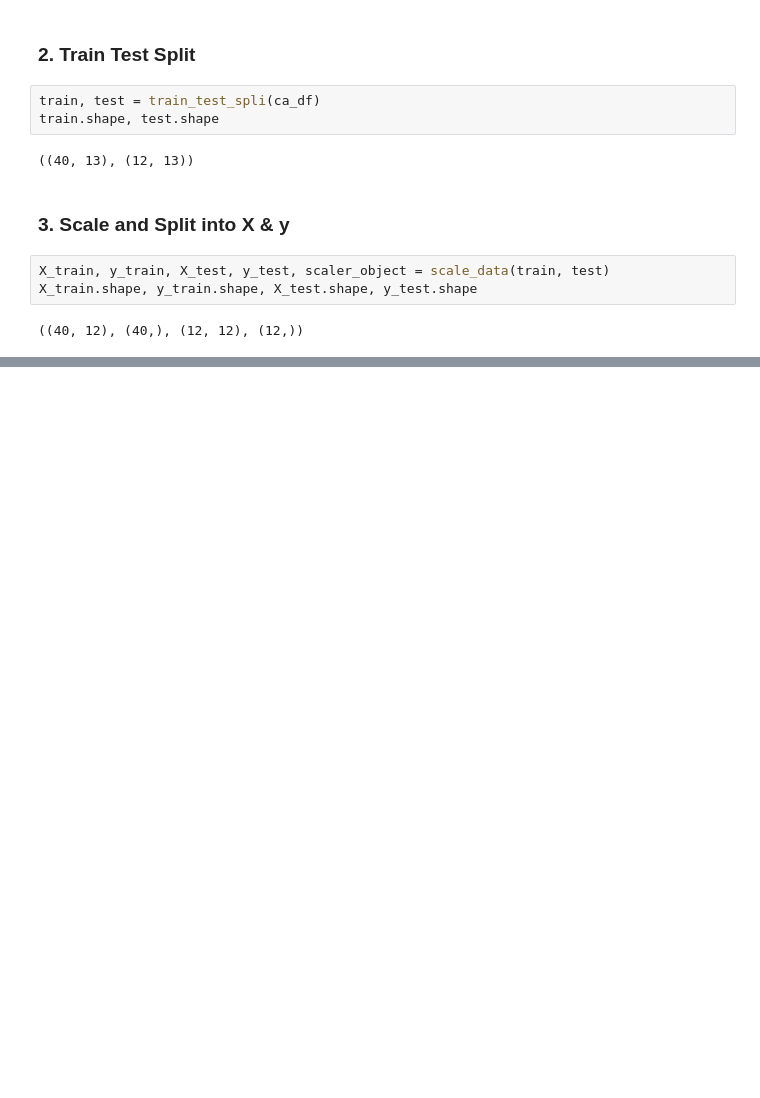
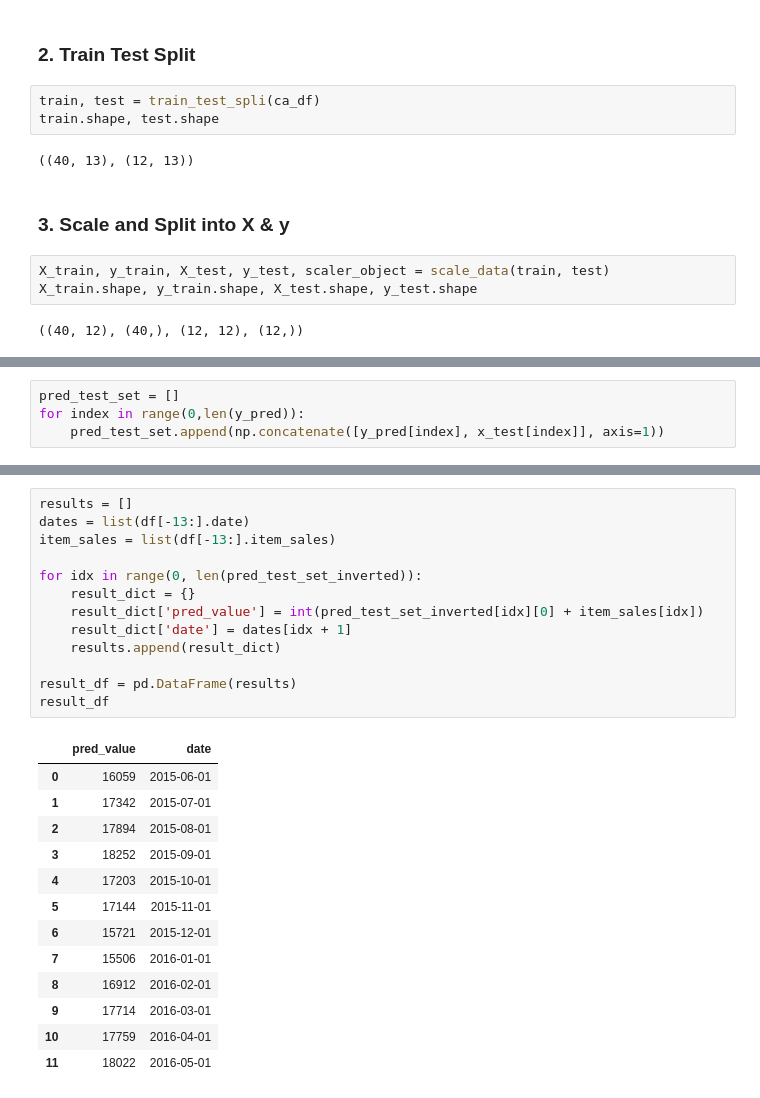
Before and after one commit to czaloumi/forecasting-time-series, a Jupyter notebook: src/1_ca_regression.ipynb, the cells around one changed output, grey strips where cells are left out. Cells and saved outputs as stored; diff of their text form; blank space fills up the shorter version.

```diff
--- a/src/1_ca_regression.ipynb
+++ b/src/1_ca_regression.ipynb
@@ -57,0 +65,4 @@ subset.plot();
+# %%
+pred_test_set = []
+for index in range(0,len(y_pred)):
+    pred_test_set.append(np.concatenate([y_pred[index], x_test[index]], axis=1))
@@ -57,0 +94,27 @@ subset.plot();
+# %%
+results = []
+dates = list(df[-13:].date)
+item_sales = list(df[-13:].item_sales)
+
+for idx in range(0, len(pred_test_set_inverted)):
+    result_dict = {}
+    result_dict['pred_value'] = int(pred_test_set_inverted[idx][0] + item_sales[idx])
+    result_dict['date'] = dates[idx + 1]
+    results.append(result_dict)
+
+result_df = pd.DataFrame(results)
+result_df
+# %% [output]
+|  | pred_value | date |
+| 0 | 16059 | 2015-06-01 |
+| 1 | 17342 | 2015-07-01 |
+| 2 | 17894 | 2015-08-01 |
+| 3 | 18252 | 2015-09-01 |
+| 4 | 17203 | 2015-10-01 |
+| 5 | 17144 | 2015-11-01 |
+| 6 | 15721 | 2015-12-01 |
+| 7 | 15506 | 2016-01-01 |
+| 8 | 16912 | 2016-02-01 |
+| 9 | 17714 | 2016-03-01 |
+| 10 | 17759 | 2016-04-01 |
+| 11 | 18022 | 2016-05-01 |
```
Also changed, not shown: parts of 9 cells of this notebook, 2 other files.
